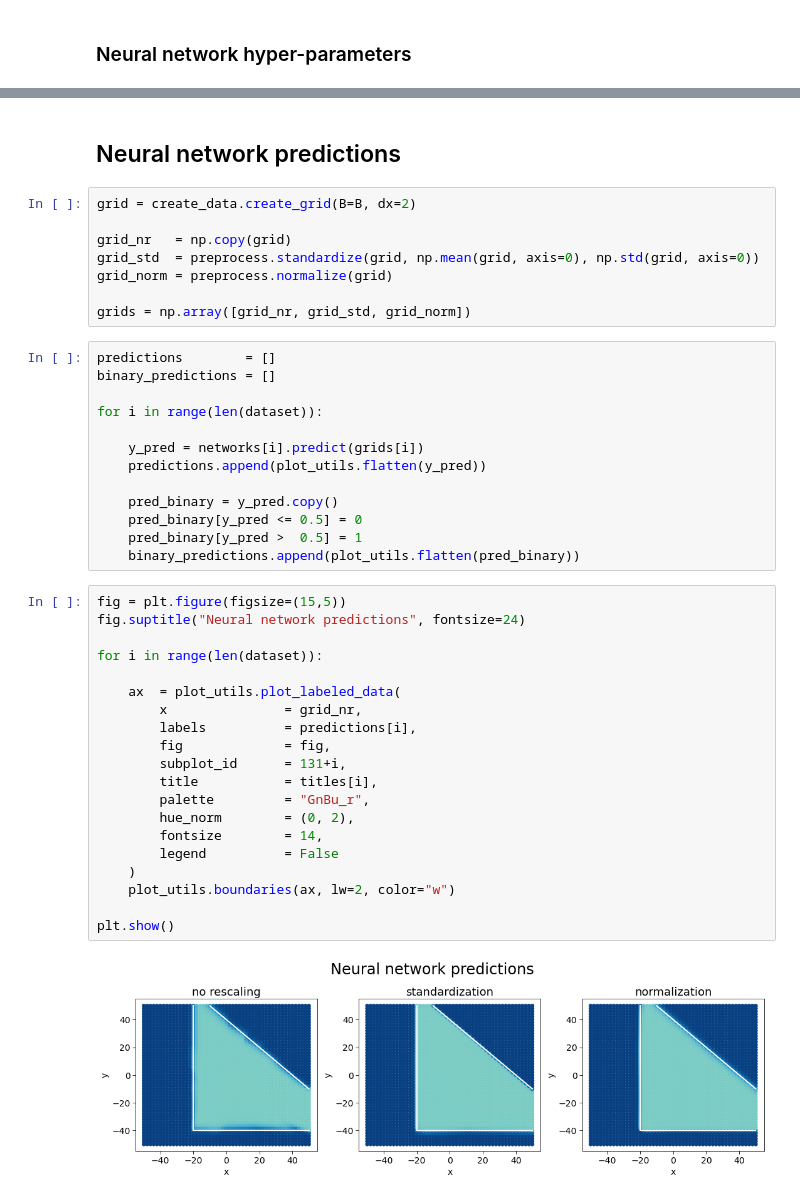
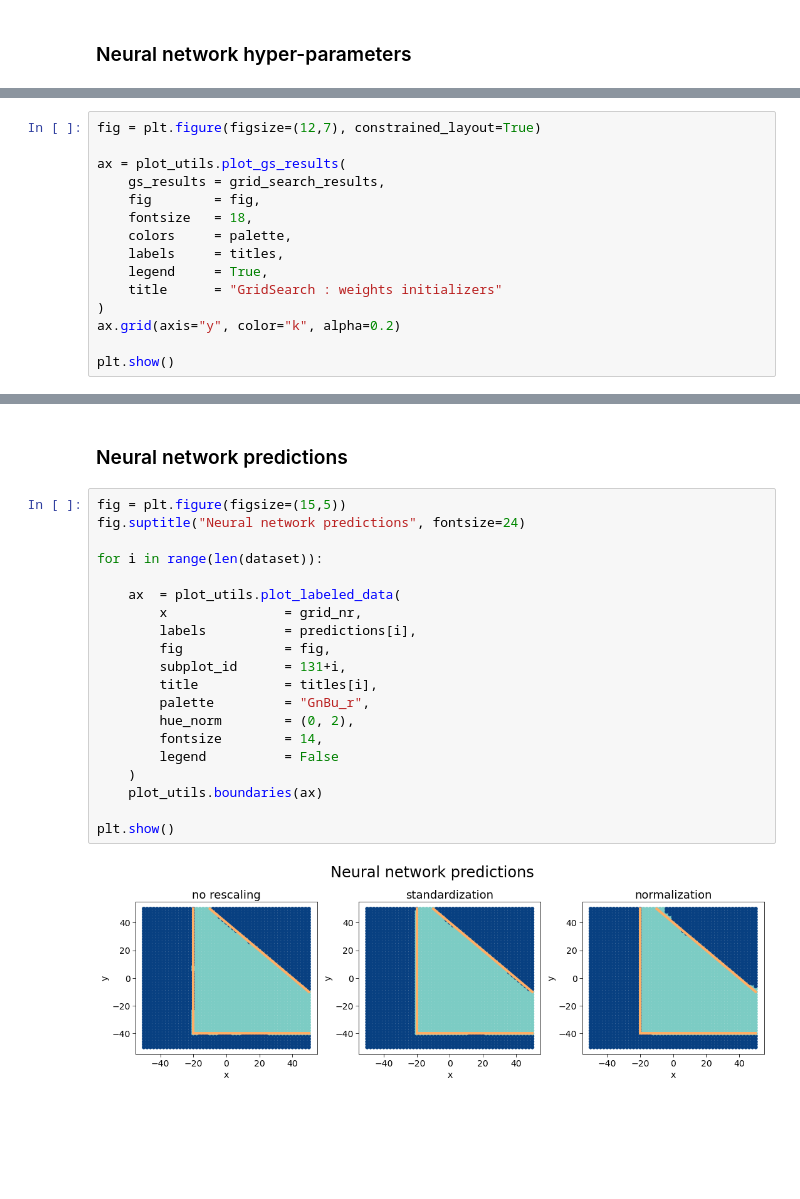
Before and after one commit to niklai99/LCP-modB, a Jupyter notebook: 02-DNN/02-DNN-3.ipynb, the cells around one changed output, grey strips where cells are left out. Cells and saved outputs as stored; diff of their text form; blank space fills up the shorter version.

```diff
--- a/02-DNN/02-DNN-3.ipynb
+++ b/02-DNN/02-DNN-3.ipynb
@@ -596,0 +529,15 @@ plt.show()
+# %%
+fig = plt.figure(figsize=(12,7), constrained_layout=True)
+
+ax = plot_utils.plot_gs_results(
+    gs_results = grid_search_results,
+    fig        = fig,
+    fontsize   = 18,
+    colors     = palette,
+    labels     = titles,
+    legend     = True,
+    title      = "GridSearch : weights initializers"
+)
+ax.grid(axis="y", color="k", alpha=0.2)
+
+plt.show()
@@ -597,48 +546,27 @@ plt.show()
 # %% [markdown]
-## Neural network predictions
+### Neural network predictions
-# %%
-grid = create_data.create_grid(B=B, dx=2)
-
-grid_nr   = np.copy(grid)
-grid_std  = preprocess.standardize(grid, np.mean(grid, axis=0), np.std(grid, axis=0))
-grid_norm = preprocess.normalize(grid)
-
-grids = np.array([grid_nr, grid_std, grid_norm])
-# %%
-predictions        = []
-binary_predictions = []
-
-for i in range(len(dataset)):
-
-    y_pred = networks[i].predict(grids[i])
-    predictions.append(plot_utils.flatten(y_pred))
-
-    pred_binary = y_pred.copy()
-    pred_binary[y_pred <= 0.5] = 0
-    pred_binary[y_pred >  0.5] = 1
-    binary_predictions.append(plot_utils.flatten(pred_binary))
 # %%
 fig = plt.figure(figsize=(15,5))
 fig.suptitle("Neural network predictions", fontsize=24)
 
 for i in range(len(dataset)):
 
     ax  = plot_utils.plot_labeled_data(
         x               = grid_nr,
         labels          = predictions[i],
         fig             = fig,
         subplot_id      = 131+i,
         title           = titles[i],
         palette         = "GnBu_r",
         hue_norm        = (0, 2),
         fontsize        = 14,
         legend          = False
     )
-    plot_utils.boundaries(ax, lw=2, color="w")
+    plot_utils.boundaries(ax)
 
 plt.show()
 # %% [output]
-[figure, old version]
+[figure, new version]
 # %% [markdown]
 <a style='text-decoration:none;line-height:16px;display:flex;color:#5B5B62;padding:10px;justify-content:end;' href='https://deepnote.com?utm_source=created-in-deepnote-cell&projectId=452e6836-b7b8-455e-80d9-d4109b6baddf' target="_blank">
 <img alt='Created in deepnote.com' style='display:inline;max-height:16px;margin:0px;margin-right:7.5px;' src='embedded-picture-1' > </img>
```
Also changed, not shown: parts of 15 cells of this notebook, 3 other files.
